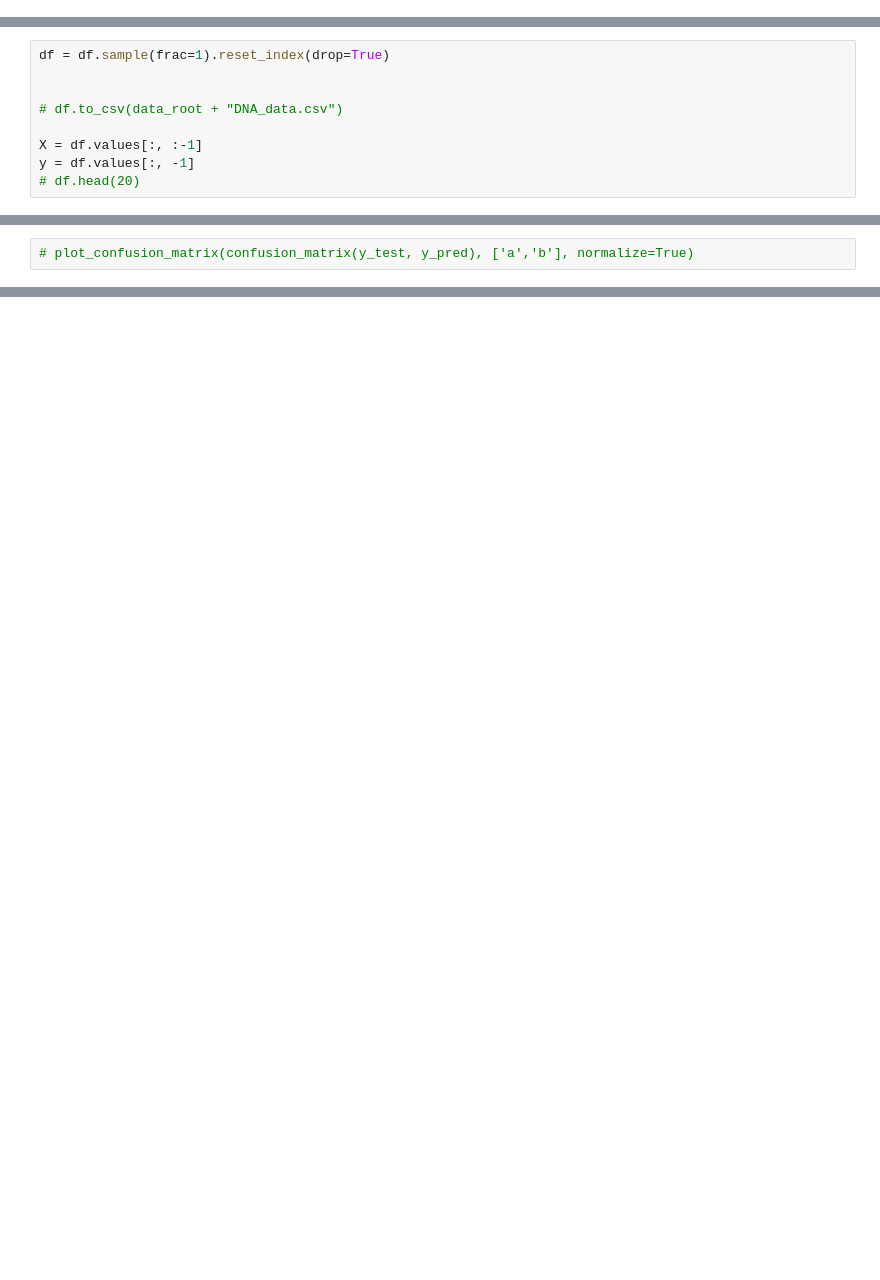
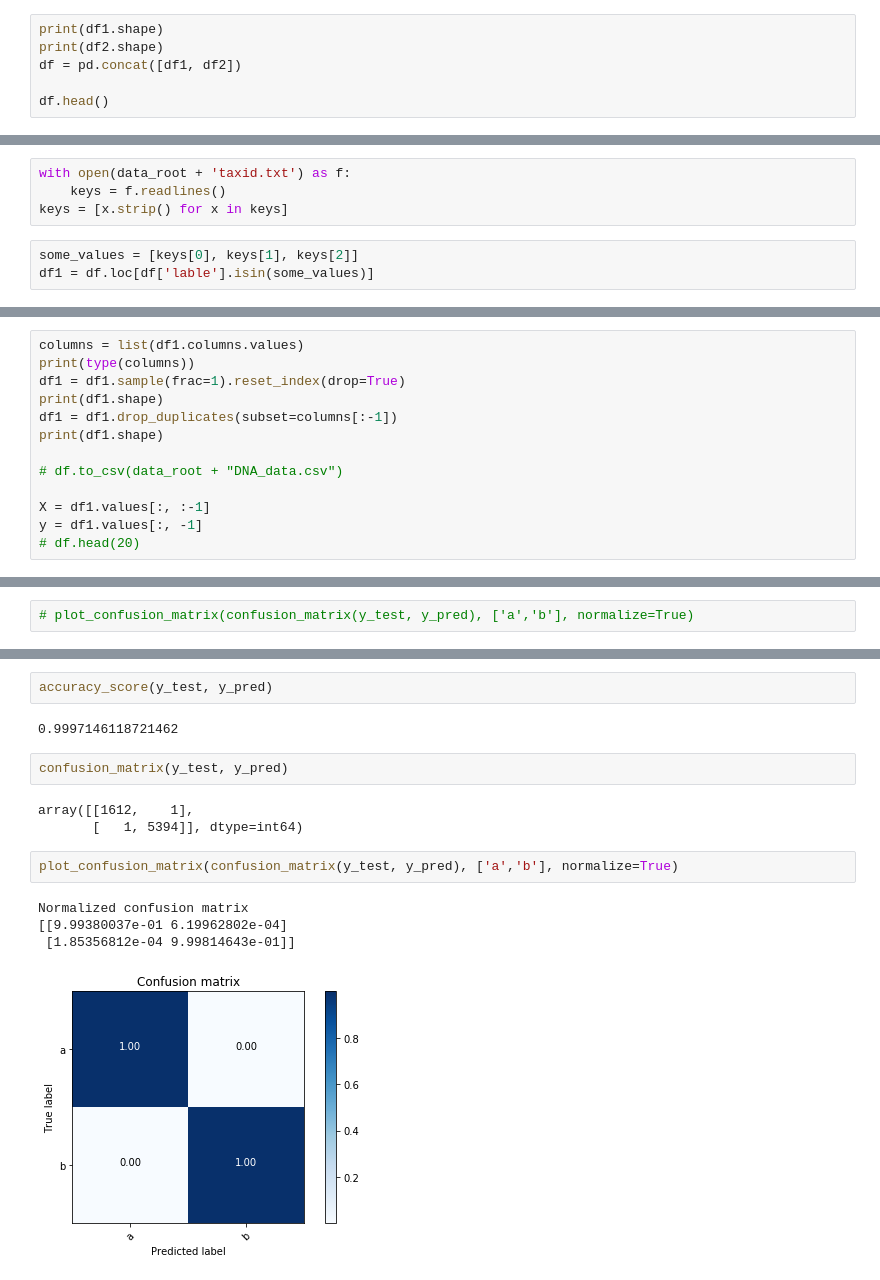
Before and after one commit to tigranv/Microbiomics, a Jupyter notebook: FE_ServerV.ipynb, the cells around one changed output, grey strips where cells are left out. Saved outputs shown, nothing was run; the diff lists cells and outputs as text; blank space fills up the shorter version.

```diff
--- a/FE_ServerV.ipynb
+++ b/FE_ServerV.ipynb
@@ -186,2 +102,8 @@ Wall time: 3min 1s
+# %%
+print(df1.shape)
+print(df2.shape)
+df = pd.concat([df1, df2])
+
+df.head()
 # %%
 df.shape
@@ -189,0 +110,7 @@ df.shape
+# %%
+with open(data_root + 'taxid.txt') as f:
+    keys = f.readlines()
+keys = [x.strip() for x in keys]
+# %%
+some_values = [keys[0], keys[1], keys[2]]
+df1 = df.loc[df['lable'].isin(some_values)]
@@ -190,9 +147,13 @@ df.shape
 # %%
-df = df.sample(frac=1).reset_index(drop=True)
-
+columns = list(df1.columns.values)
+print(type(columns))
+df1 = df1.sample(frac=1).reset_index(drop=True)
+print(df1.shape)
+df1 = df1.drop_duplicates(subset=columns[:-1])
+print(df1.shape)
 
 # df.to_csv(data_root + "DNA_data.csv")
 
-X = df.values[:, :-1]
-y = df.values[:, -1]
+X = df1.values[:, :-1]
+y = df1.values[:, -1]
 # df.head(20)
@@ -254,0 +205,16 @@ Normalized confusion matrix
+# %%
+accuracy_score(y_test, y_pred)
+# %% [output]
+0.9997146118721462
+# %%
+confusion_matrix(y_test, y_pred)
+# %% [output]
+array([[1612,    1],
+       [   1, 5394]], dtype=int64)
+# %%
+plot_confusion_matrix(confusion_matrix(y_test, y_pred), ['a','b'], normalize=True)
+# %% [output]
+Normalized confusion matrix
+[[9.99380037e-01 6.19962802e-04]
+ [1.85356812e-04 9.99814643e-01]]
+[figure, added]
```
Also changed, not shown: parts of 48 cells of this notebook.
